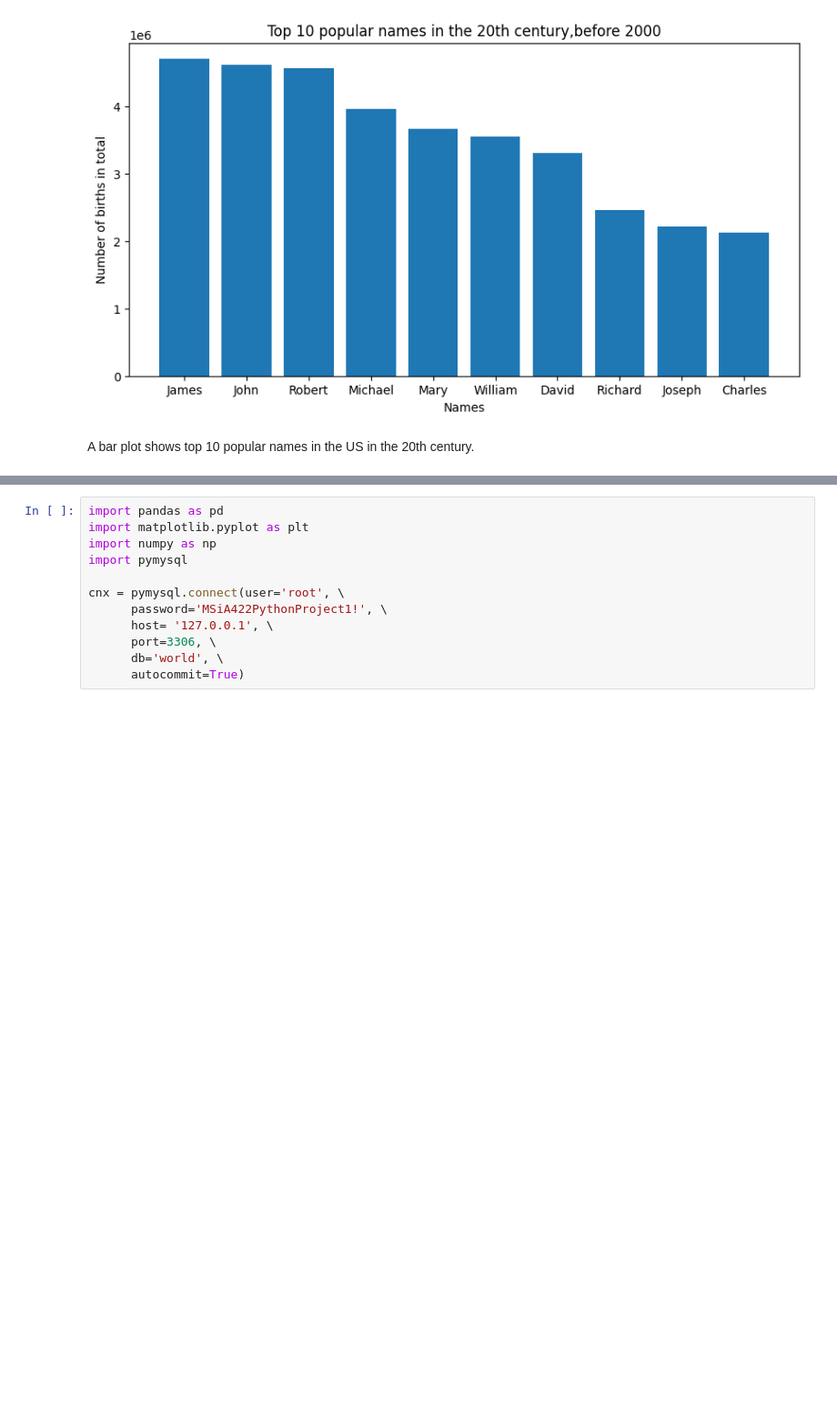
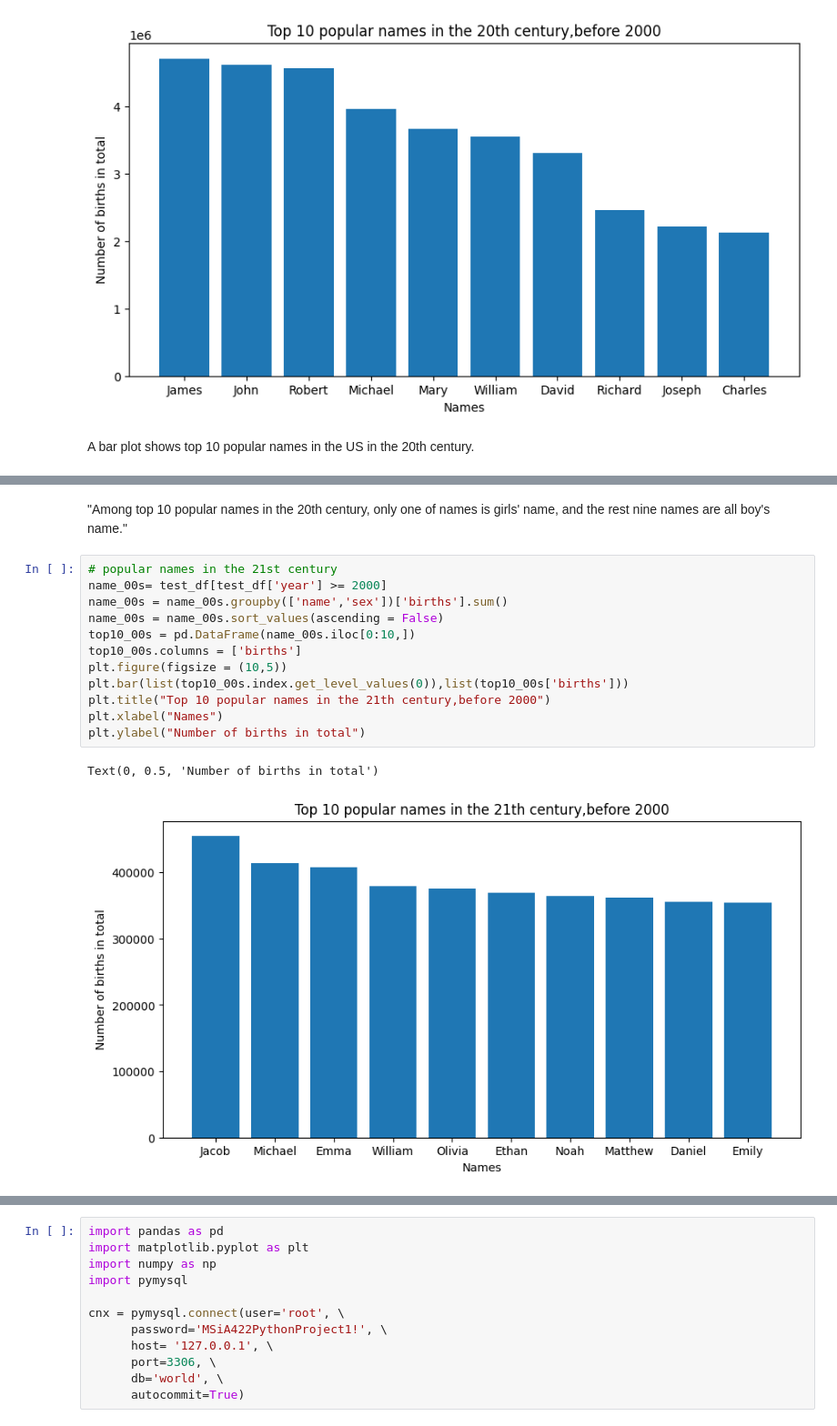
Before and after one commit to XingyuVivi/MSiA-422-Python-Project, a Jupyter notebook: Project 01.ipynb, the cells around one changed output, grey strips where cells are left out. Shown at 91% size. Saved outputs shown, nothing was run; the diff lists cells and outputs as text; blank space fills up the shorter version.

```diff
--- a/Project 01.ipynb
+++ b/Project 01.ipynb
@@ -294,0 +298,17 @@ gender_ditr90.plot.pie(title="Proportion of males and females name among\n
+# %% [markdown]
+"Among top 10 popular names in the 20th century, only one of names is girls' name, and the rest nine names are all boy's name."
+# %%
+# popular names in the 21st century
+name_00s= test_df[test_df['year'] >= 2000]
+name_00s = name_00s.groupby(['name','sex'])['births'].sum()
+name_00s = name_00s.sort_values(ascending = False)
+top10_00s = pd.DataFrame(name_00s.iloc[0:10,])
+top10_00s.columns = ['births']
+plt.figure(figsize = (10,5))
+plt.bar(list(top10_00s.index.get_level_values(0)),list(top10_00s['births']))
+plt.title("Top 10 popular names in the 21th century,before 2000")
+plt.xlabel("Names")
+plt.ylabel("Number of births in total")
+# %% [output]
+Text(0, 0.5, 'Number of births in total')
+[figure, added]
```
Also changed, not shown: parts of 8 cells of this notebook.
